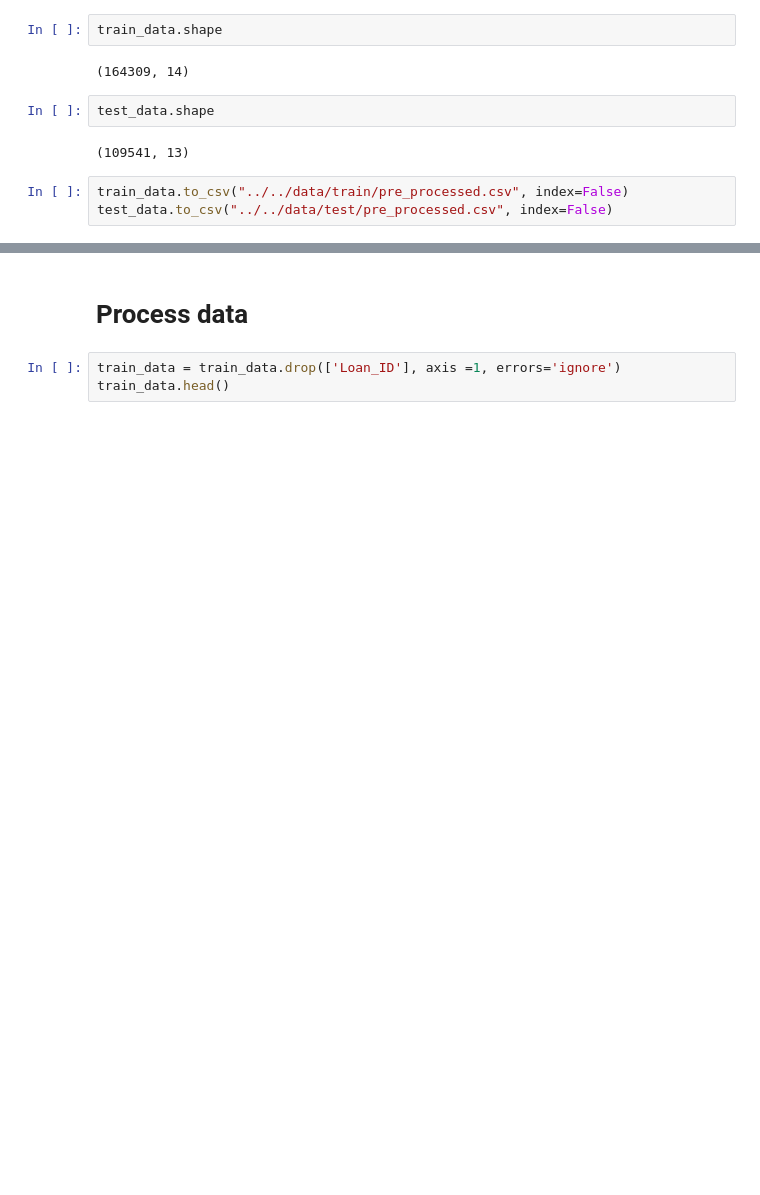
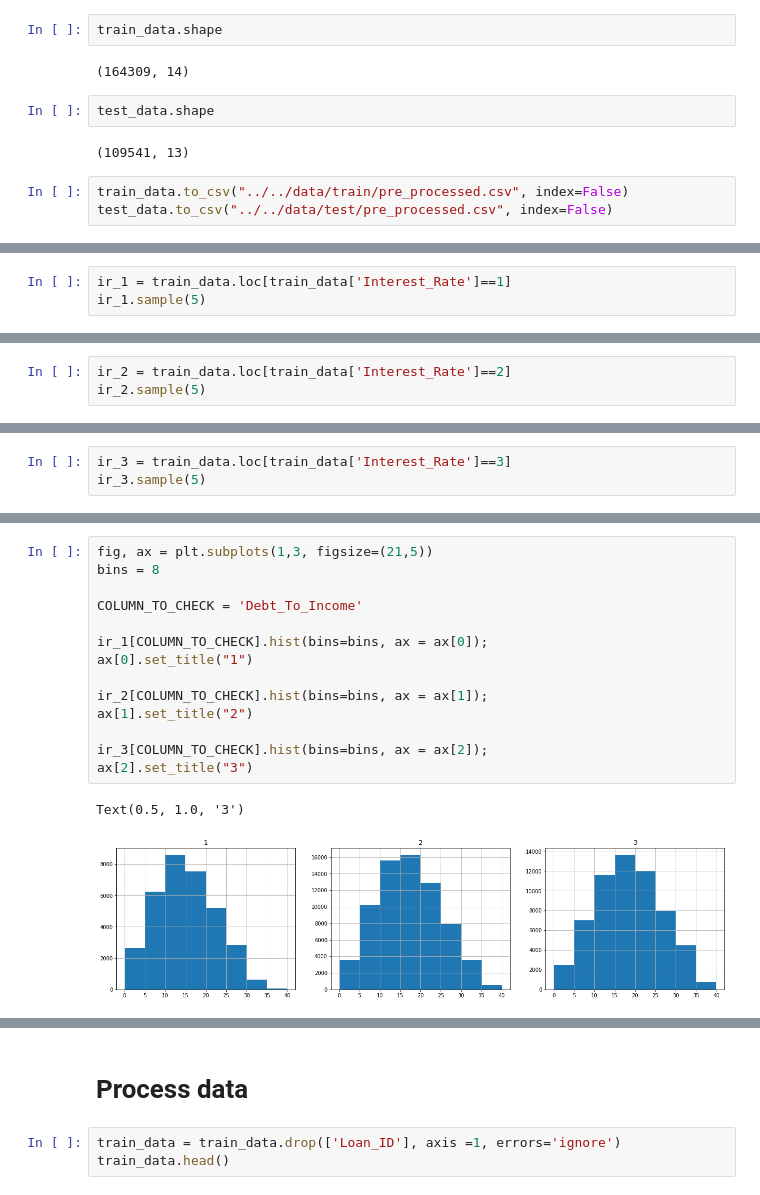
Before and after one commit to AvinashRamireddy31/Banking, a Jupyter notebook: src/data_processing/data_processing.ipynb, the cells around one changed output, grey strips where cells are left out. Cells and saved outputs as stored; diff of their text form; blank space fills up the shorter version.

```diff
--- a/src/data_processing/data_processing.ipynb
+++ b/src/data_processing/data_processing.ipynb
@@ -320,0 +330,3 @@ test_data.to_csv("../../data/test/pre_processed.csv", index=False)
+# %%
+ir_1 = train_data.loc[train_data['Interest_Rate']==1]
+ir_1.sample(5)
@@ -320,0 +340,3 @@ test_data.to_csv("../../data/test/pre_processed.csv", index=False)
+# %%
+ir_2 = train_data.loc[train_data['Interest_Rate']==2]
+ir_2.sample(5)
@@ -320,0 +350,3 @@ test_data.to_csv("../../data/test/pre_processed.csv", index=False)
+# %%
+ir_3 = train_data.loc[train_data['Interest_Rate']==3]
+ir_3.sample(5)
@@ -320,0 +360,17 @@ test_data.to_csv("../../data/test/pre_processed.csv", index=False)
+# %%
+fig, ax = plt.subplots(1,3, figsize=(21,5))
+bins = 8
+
+COLUMN_TO_CHECK = 'Debt_To_Income'
+
+ir_1[COLUMN_TO_CHECK].hist(bins=bins, ax = ax[0]);
+ax[0].set_title("1")
+
+ir_2[COLUMN_TO_CHECK].hist(bins=bins, ax = ax[1]);
+ax[1].set_title("2")
+
+ir_3[COLUMN_TO_CHECK].hist(bins=bins, ax = ax[2]);
+ax[2].set_title("3")
+# %% [output]
+Text(0.5, 1.0, '3')
+[figure, added]
```
Also changed, not shown: parts of 21 cells of this notebook.
